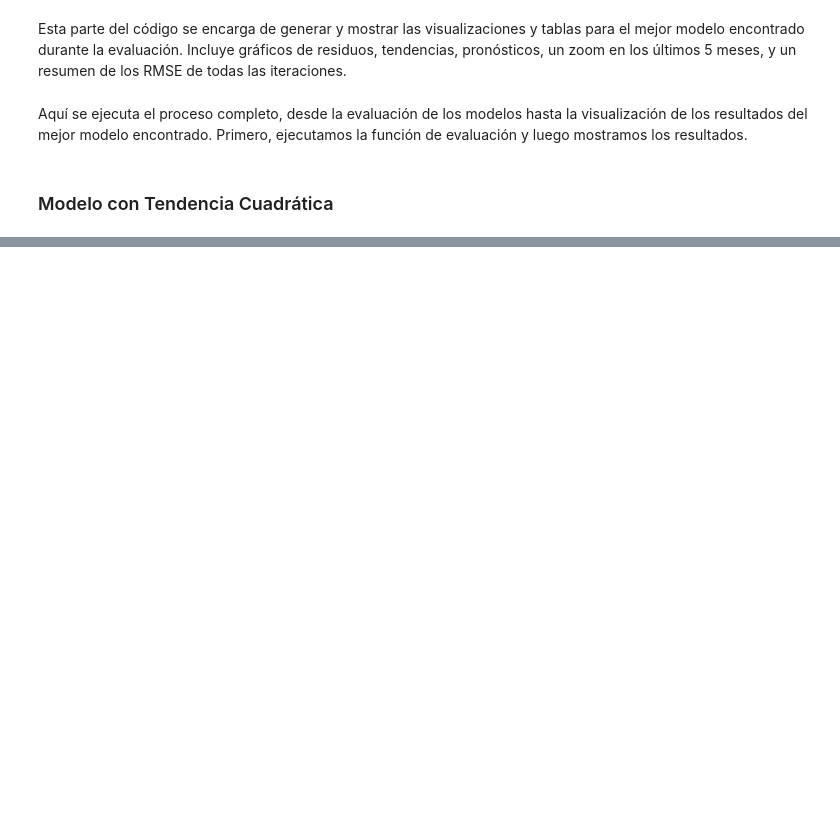
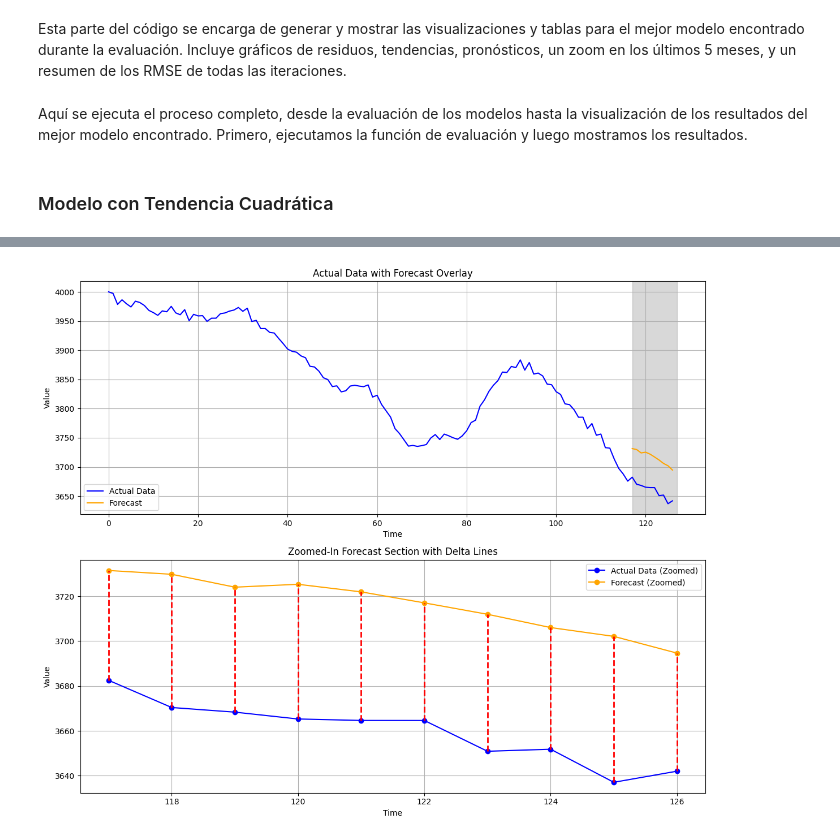
Before and after one commit to Daniel1martinez2/parcial_practico_1_FDA_2, a Jupyter notebook: main.ipynb, the cells around one changed output, grey strips where cells are left out. Saved outputs shown, nothing was run; the diff lists cells and outputs as text; code cells hidden in the pictures; blank space fills up the shorter version.

Commit message:
polynomial help me

```diff
--- a/main.ipynb
+++ b/main.ipynb
@@ -607,0 +720,23 @@ Iteración 10: RMSE = 69.3046278439756 <- Mejor modelo
+# %%
+best_polynomial_forecasts = []
+lower_RMSE = None
+
+for i in range(1, 6):
+	print(f"Polynomial of degree {i}")
+	polynomial_test_errors, polynomial_forecasts, polynomial_model = rolling_window_evaluation(
+		model_class=PolynomialRegressionSeasonalModel,
+		data=data,
+		target_column='producto1',
+		initial_train_size=train_size,
+		num_iterations=iterations,
+		forecast_horizon=horizon,
+		init_args={
+			'degree': i,
+			'seasonal_periods': 12
+		}
+	)
+	polynomial_rmse = np.sqrt(np.mean(polynomial_test_errors))
+	lower_RMSE = polynomial_rmse if lower_RMSE is None else min(lower_RMSE, polynomial_rmse)
+	if polynomial_rmse == lower_RMSE:
+		best_polynomial_forecasts = polynomial_forecasts
+	print(f"Polynomial RMSE: {polynomial_rmse}")
@@ -607,0 +754,4 @@ Iteración 10: RMSE = 69.3046278439756 <- Mejor modelo
+# %%
+plot_forecast(data['producto1'], best_polynomial_forecasts, train_size)
+# %% [output]
+[figure, added]
```
Also changed, not shown: parts of 13 cells of this notebook.
